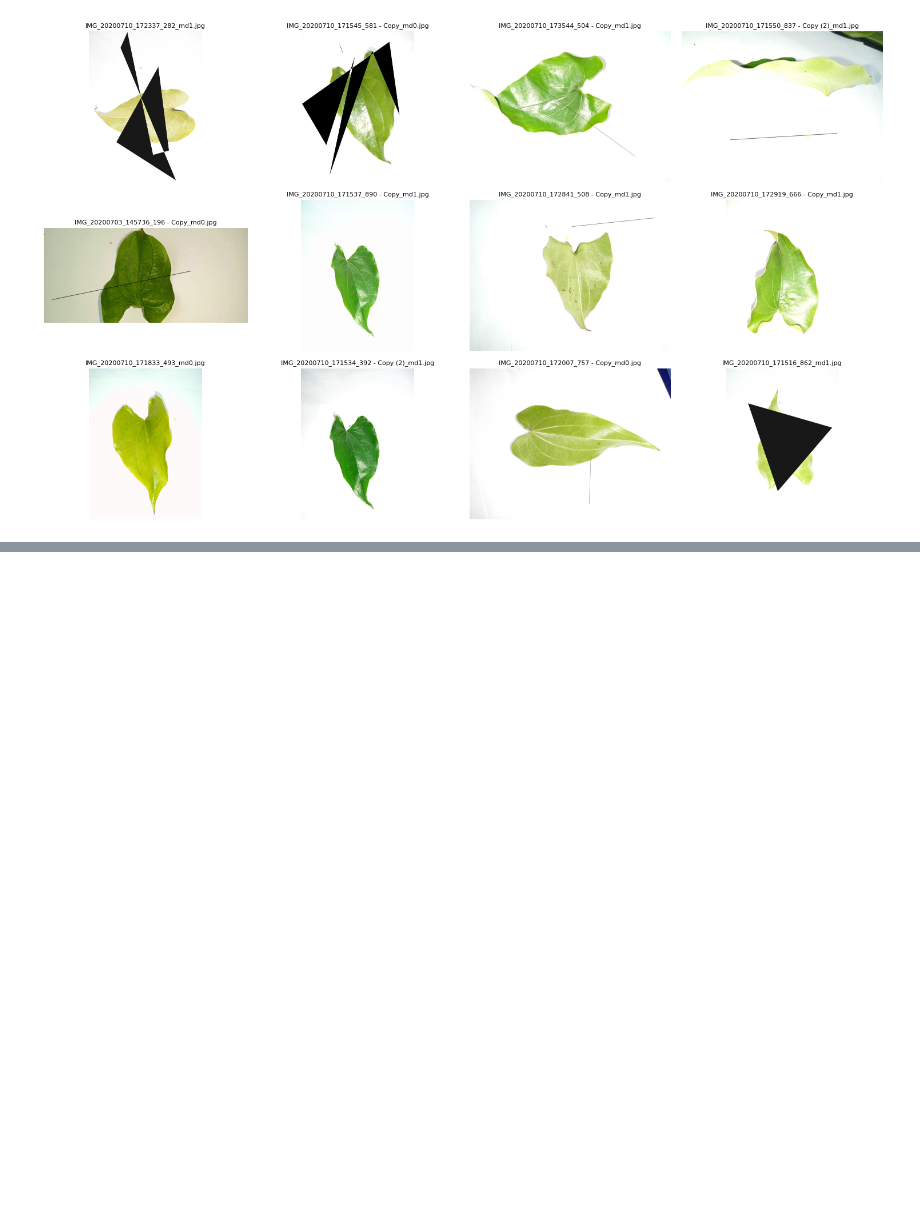
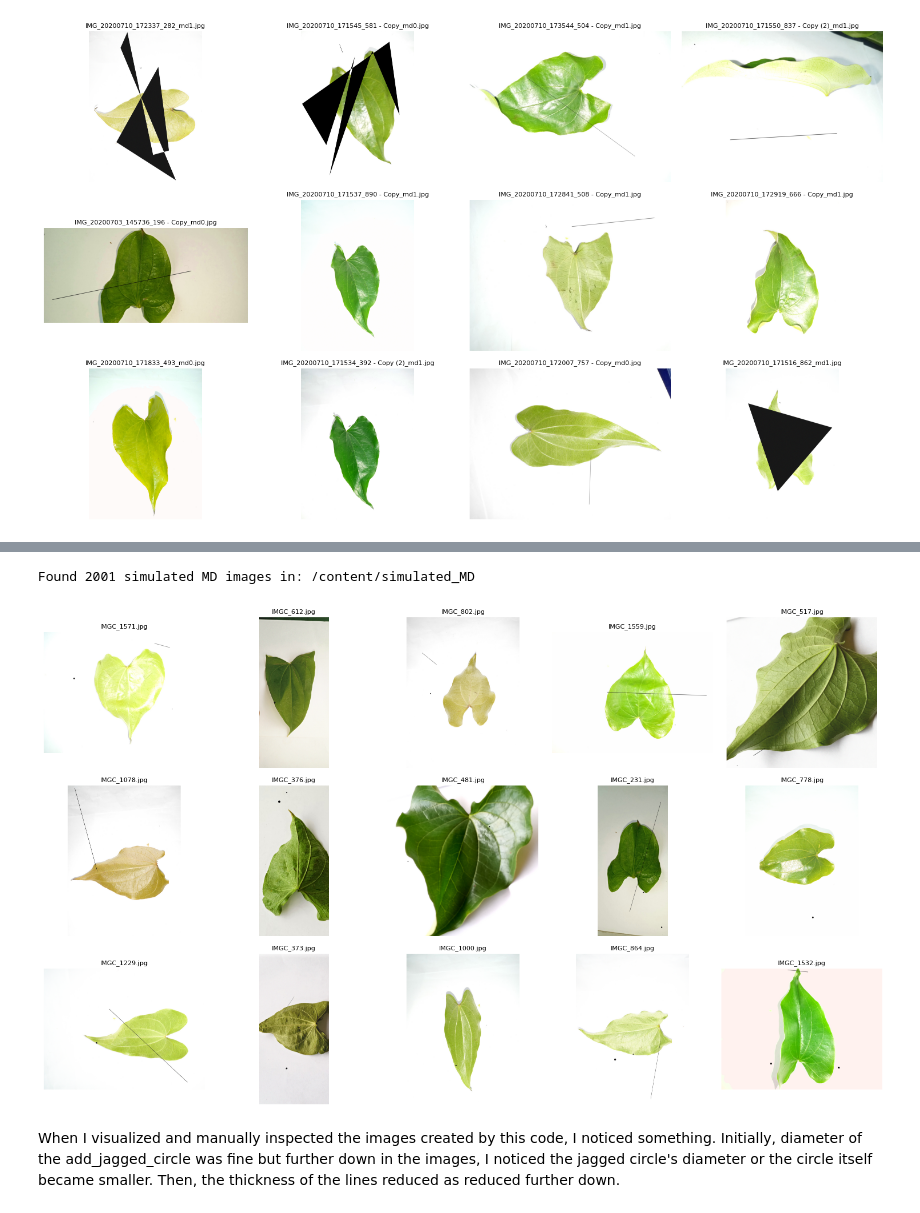
Before and after one commit to ChiNonsoHenry16/Comparative_Study_of_CNN_for_Yam_Disease_Classification, a Jupyter notebook: Simulating_Mechanical_Damage_using_OpenCV.ipynb, the cells around one changed output, grey strips where cells are left out. Drawn from its saved outputs; the diff is of its cells as text; code cells hidden in the pictures; blank space fills up the shorter version.

```diff
--- a/Simulating_Mechanical_Damage_using_OpenCV.ipynb
+++ b/Simulating_Mechanical_Damage_using_OpenCV.ipynb
@@ -149,0 +292,41 @@ Found 2001 simulated MD images.
+# %%
+import os
+import random
+import cv2
+import matplotlib.pyplot as plt
+from glob import glob
+
+# Specify path to the LOCAL folder
+simulated_folder = r"/content/simulated_MD"
+
+# Images to display
+num_images_to_show = 15
+
+# Get image file paths
+simulated_files = glob(os.path.join(simulated_folder, "*.jpg"))
+
+print(f"Found {len(simulated_files)} simulated MD images in: {simulated_folder}")
+
+# Pick random samples
+sample_files = random.sample(simulated_files, min(num_images_to_show, len(simulated_files)))
+
+# Plot them in a grid
+cols = 5
+rows = (len(sample_files) + cols - 1) // cols
+plt.figure(figsize=(15, rows * 3))
+
+for idx, img_path in enumerate(sample_files):
+    img = cv2.imread(img_path)
+    img_rgb = cv2.cvtColor(img, cv2.COLOR_BGR2RGB)
+    plt.subplot(rows, cols, idx + 1)
+    plt.imshow(img_rgb)
+    plt.title(os.path.basename(img_path), fontsize=8)
+    plt.axis('off')
+
+plt.tight_layout()
+plt.show()
+# %% [output]
+Found 2001 simulated MD images in: /content/simulated_MD
+[figure, added]
+# %% [markdown]
+When I visualized and manually inspected the images created by this code, I noticed something. Initially, diameter of the add_jagged_circle was fine but further down in the images, I noticed the jagged circle's diameter or the circle itself became smaller. Then, the thickness of the lines reduced as reduced further down.
```
Also changed, not shown: parts of 8 cells of this notebook.
